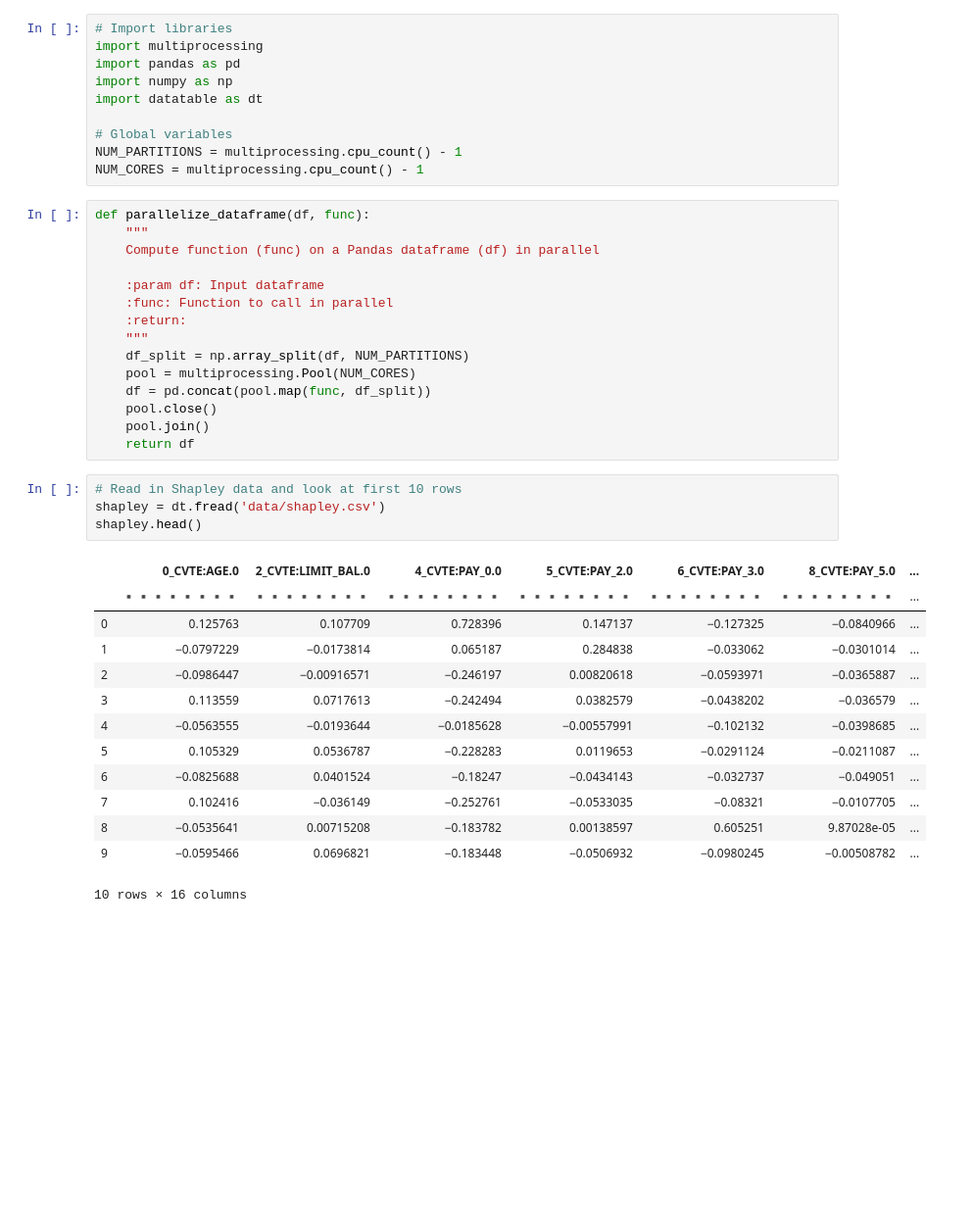
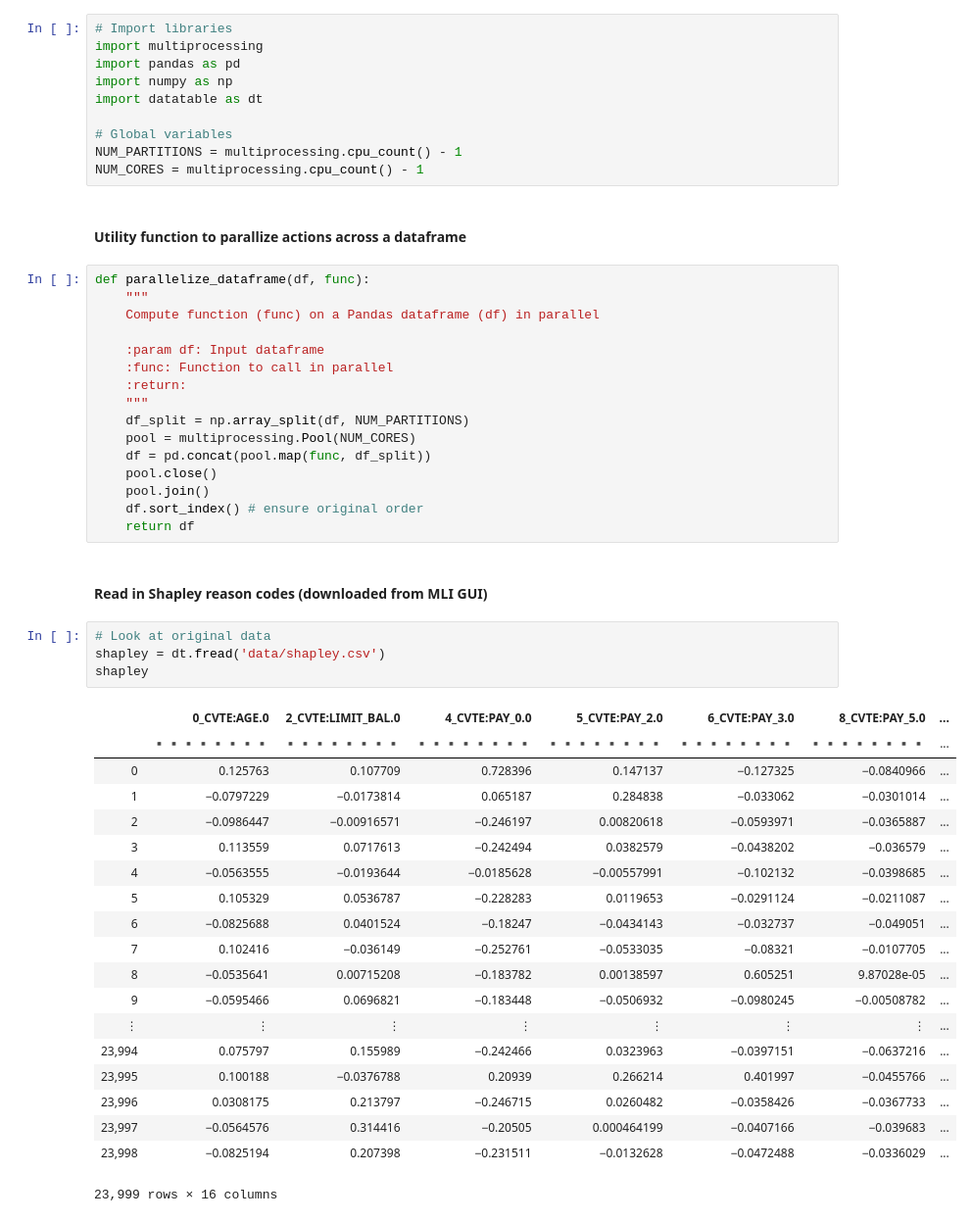
Before and after one commit to h2oai/driverlessai-tutorials, a Jupyter notebook: interpretable_ml/FormatReasonCodes.ipynb, the cells around one changed output. Shown at 98% size. Saved outputs shown, nothing was run; the diff lists cells and outputs as text; blank space fills up the shorter version.

```diff
--- a/interpretable_ml/FormatReasonCodes.ipynb
+++ b/interpretable_ml/FormatReasonCodes.ipynb
@@ -28,6 +30,8 @@ import datatable as dt
 # Global variables
 NUM_PARTITIONS = multiprocessing.cpu_count() - 1
 NUM_CORES = multiprocessing.cpu_count() - 1
+# %% [markdown]
+#### Utility function to parallize actions across a dataframe
 # %%
 def parallelize_dataframe(df, func):
     """
@@ -42,22 +46,31 @@ def parallelize_dataframe(df, func):
     df = pd.concat(pool.map(func, df_split))
     pool.close()
     pool.join()
+    df.sort_index() # ensure original order
     return df
+# %% [markdown]
+#### Read in Shapley reason codes (downloaded from MLI GUI)
 # %%
-# Read in Shapley data and look at first 10 rows
+# Look at original data
 shapley = dt.fread('data/shapley.csv')
-shapley.head()
+shapley
 # %% [output]
 |  | 0_CVTE:AGE.0 | 2_CVTE:LIMIT_BAL.0 | 4_CVTE:PAY_0.0 | 5_CVTE:PAY_2.0 | 6_CVTE:PAY_3.0 | 8_CVTE:PAY_5.0 | ... |
 |  | ▪▪▪▪▪▪▪▪ | ▪▪▪▪▪▪▪▪ | ▪▪▪▪▪▪▪▪ | ▪▪▪▪▪▪▪▪ | ▪▪▪▪▪▪▪▪ | ▪▪▪▪▪▪▪▪ | ... |
 | 0 | 0.125763 | 0.107709 | 0.728396 | 0.147137 | −0.127325 | −0.0840966 | ... |
 | 1 | −0.0797229 | −0.0173814 | 0.065187 | 0.284838 | −0.033062 | −0.0301014 | ... |
 | 2 | −0.0986447 | −0.00916571 | −0.246197 | 0.00820618 | −0.0593971 | −0.0365887 | ... |
 | 3 | 0.113559 | 0.0717613 | −0.242494 | 0.0382579 | −0.0438202 | −0.036579 | ... |
 | 4 | −0.0563555 | −0.0193644 | −0.0185628 | −0.00557991 | −0.102132 | −0.0398685 | ... |
 | 5 | 0.105329 | 0.0536787 | −0.228283 | 0.0119653 | −0.0291124 | −0.0211087 | ... |
 | 6 | −0.0825688 | 0.0401524 | −0.18247 | −0.0434143 | −0.032737 | −0.049051 | ... |
 | 7 | 0.102416 | −0.036149 | −0.252761 | −0.0533035 | −0.08321 | −0.0107705 | ... |
 | 8 | −0.0535641 | 0.00715208 | −0.183782 | 0.00138597 | 0.605251 | 9.87028e-05 | ... |
 | 9 | −0.0595466 | 0.0696821 | −0.183448 | −0.0506932 | −0.0980245 | −0.00508782 | ... |
+| ⋮ | ⋮ | ⋮ | ⋮ | ⋮ | ⋮ | ⋮ | ... |
+| 23,994 | 0.075797 | 0.155989 | −0.242466 | 0.0323963 | −0.0397151 | −0.0637216 | ... |
+| 23,995 | 0.100188 | −0.0376788 | 0.20939 | 0.266214 | 0.401997 | −0.0455766 | ... |
+| 23,996 | 0.0308175 | 0.213797 | −0.246715 | 0.0260482 | −0.0358426 | −0.0367733 | ... |
+| 23,997 | −0.0564576 | 0.314416 | −0.20505 | 0.000464199 | −0.0407166 | −0.039683 | ... |
+| 23,998 | −0.0825194 | 0.207398 | −0.231511 | −0.0132628 | −0.0472488 | −0.0336029 | ... |
-10 rows × 16 columns
+23,999 rows × 16 columns
```
Also changed, not shown: parts of 12 cells of this notebook.
